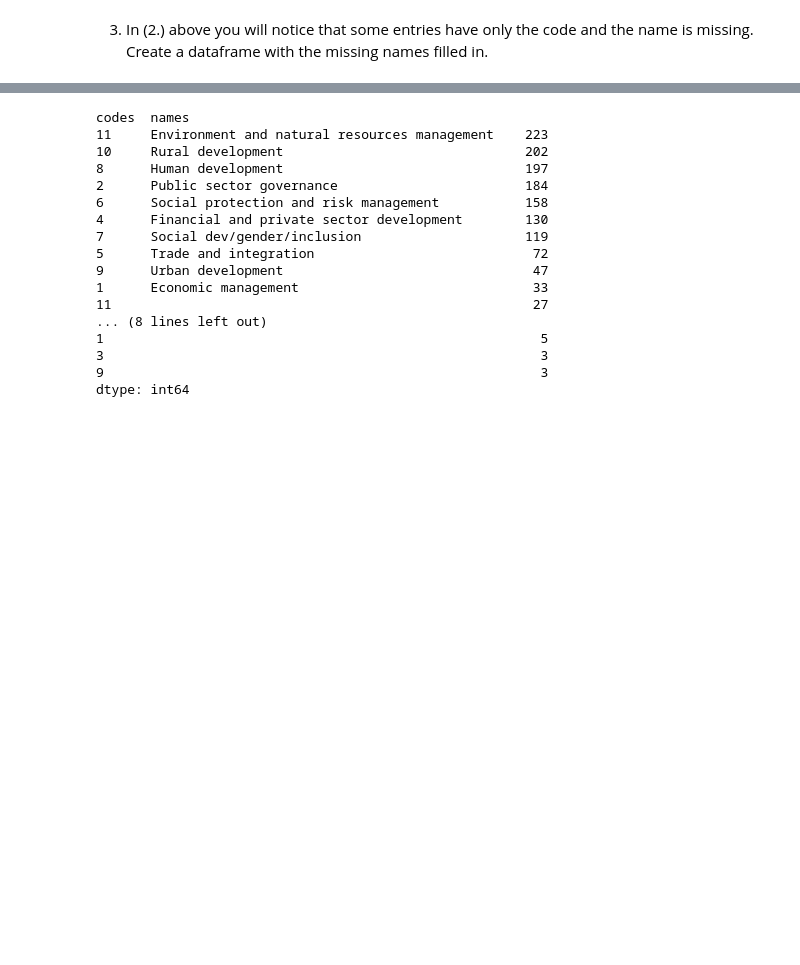
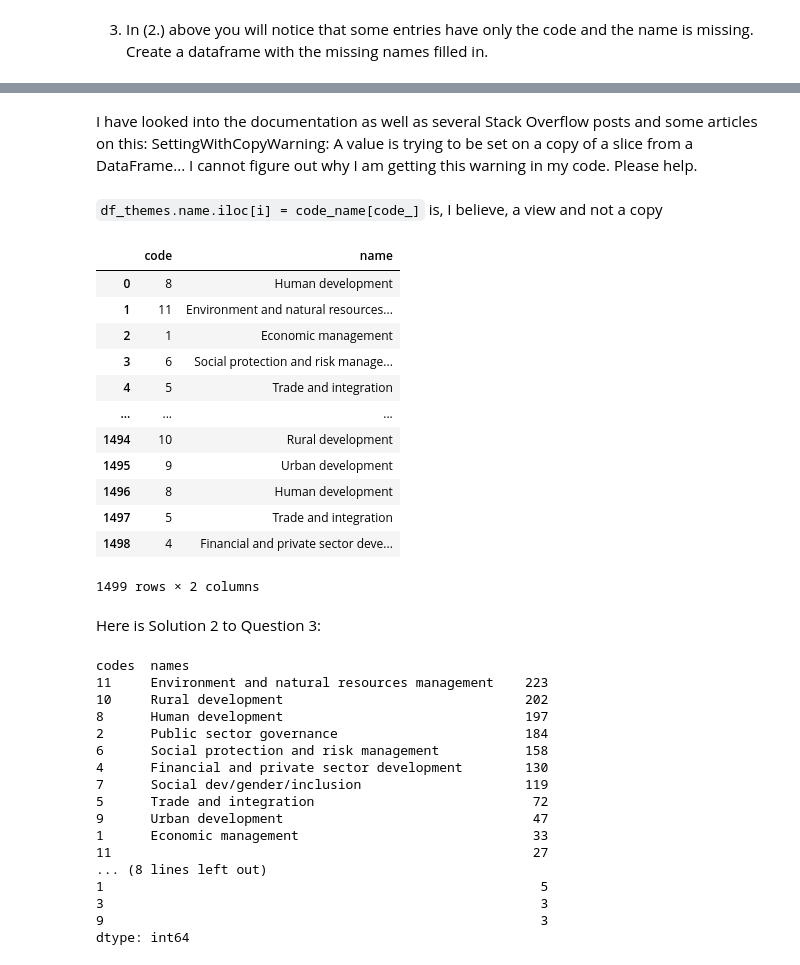
Before and after one commit to DawdlingDaedalus/mec-mini-projects, a Jupyter notebook: mec-5.4.4-json-data-wrangling-mini-project/Mini_Project_Wrangling_Json_Exercise.ipynb, the cells around one changed output, grey strips where cells are left out. Cells and saved outputs as stored; diff of their text form; code cells hidden in the pictures; blank space fills up the shorter version.

```diff
--- a/mec-5.4.4-json-data-wrangling-mini-project/Mini_Project_Wrangling_Json_Exercise.ipynb
+++ b/mec-5.4.4-json-data-wrangling-mini-project/Mini_Project_Wrangling_Json_Exercise.ipynb
@@ -330,0 +396,12 @@ df2
+# %%
+# create a dictionary mapping of code to name
+code_name = {}
+for code in sorted(df_themes.code.unique()):
+    val = ''
+    index = 0
+    while val == '':
+        index_list = df_themes[df_themes.code == code].index
+        val = df_themes.iloc[index_list[index], 1]
+        index += 1
+    code_name[code] = val
+code_name
@@ -330,0 +440,6 @@ df2
+# %%
+for i in range(len(df_themes.name)):
+    code_ = df_themes.code.iloc[i]
+    if df_themes.name.iloc[i] == '':
+        df_themes.name.iloc[i] = code_name[code_]
+df_themes.value_counts()
@@ -331,3 +464,27 @@ df2
+# %% [markdown]
+I have looked into the documentation as well as several Stack Overflow posts and some articles on this: SettingWithCopyWarning: A value is trying to be set on a copy of a slice from a DataFrame... I cannot figure out why I am getting this warning in my code. Please help.
+# %% [markdown]
+`df_themes.name.iloc[i] = code_name[code_]` is, I believe, a view and not a copy
+# %%
+# Here is the answer
+
+df_themes
+# %% [output]
+|  | code | name |
+| 0 | 8 | Human development |
+| 1 | 11 | Environment and natural resources... |
+| 2 | 1 | Economic management |
+| 3 | 6 | Social protection and risk manage... |
+| 4 | 5 | Trade and integration |
+| ... | ... | ... |
+| 1494 | 10 | Rural development |
+| 1495 | 9 | Urban development |
+| 1496 | 8 | Human development |
+| 1497 | 5 | Trade and integration |
+| 1498 | 4 | Financial and private sector deve... |
+1499 rows × 2 columns
+# %% [markdown]
+Here is Solution 2 to Question 3:
 # %%
 df2.value_counts()
 # %% [output]
```
Also changed, not shown: parts of 22 cells of this notebook.
